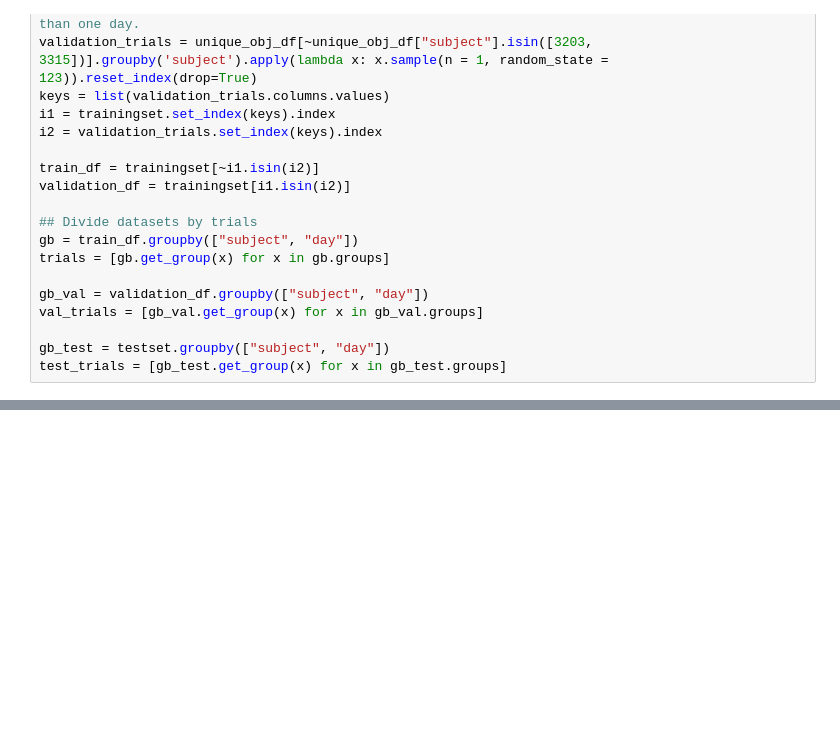
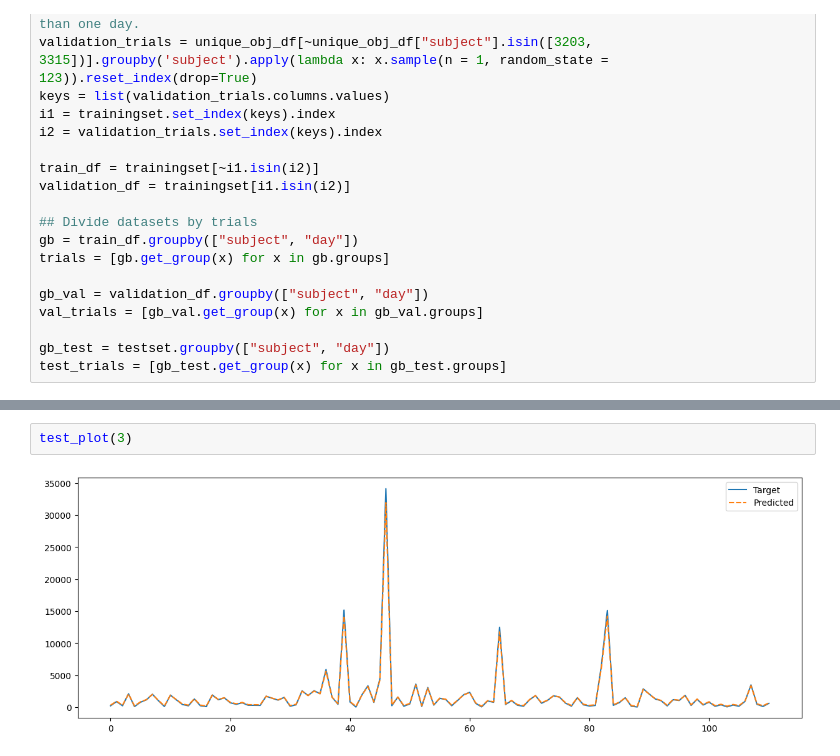
Before and after one commit to jorgerag8/encoder-decoder-transformer, a Jupyter notebook: src/model_cont.ipynb, the cells around one changed output, grey strips where cells are left out. Saved outputs shown, nothing was run; the diff lists cells and outputs as text; blank space fills up the shorter version.

```diff
--- a/src/model_cont.ipynb
+++ b/src/model_cont.ipynb
@@ -220,0 +260,4 @@ plt.show()
+# %%
+test_plot(3)
+# %% [output]
+[figure, added]
```
Also changed, not shown: parts of 15 cells of this notebook, 1 other file.
